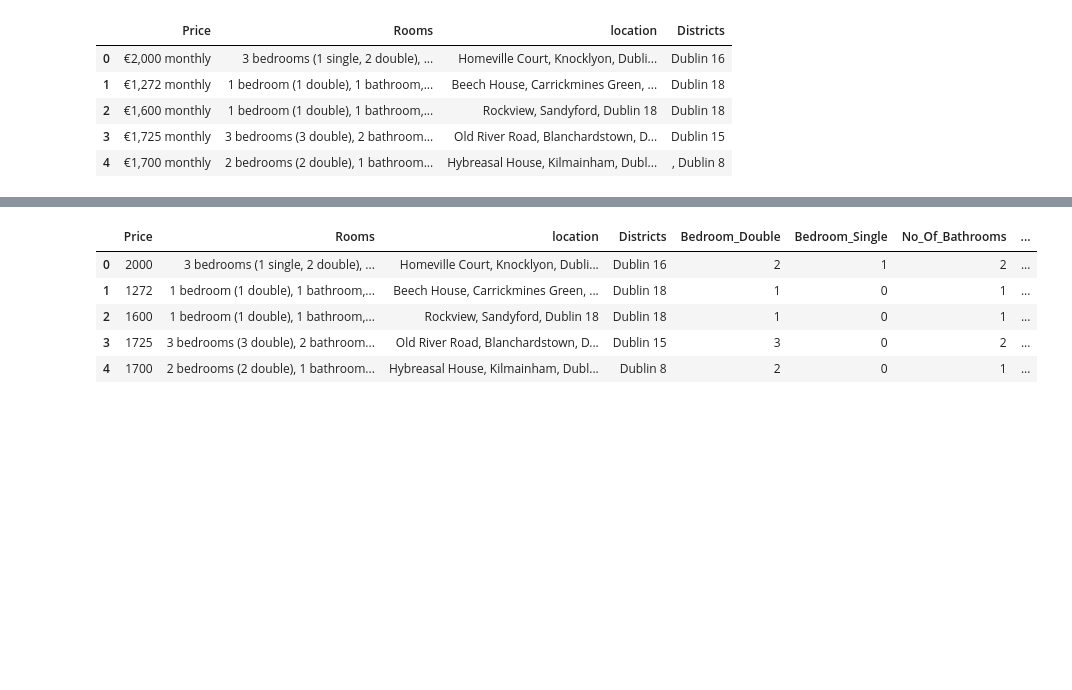
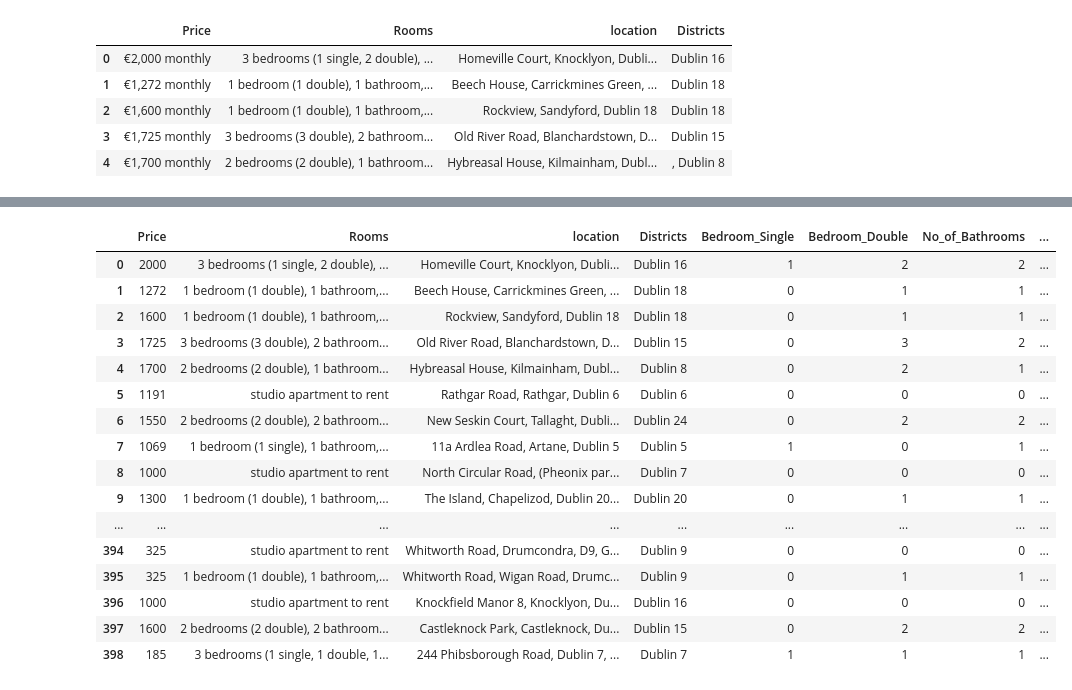
Before and after one commit to NavaneethanRajasekaran/Web-Scrapping, a Jupyter notebook: Rent_EDA.ipynb, the cells around one changed output, grey strips where cells are left out. Saved outputs shown, nothing was run; the diff lists cells and outputs as text; code cells hidden in the pictures; blank space fills up the shorter version.

```diff
--- a/Rent_EDA.ipynb
+++ b/Rent_EDA.ipynb
@@ -61,11 +64,23 @@ Data['Districts'] = Data['Districts'].apply(lambda x : re.sub(r"[^a-zA-Z0-9]+",
 Data['Price'] = Data['Price'].apply(lambda x : re.sub(r"[^0-9]+", '',x))
 # %%
 Data['Price'] = Data['Price'].apply(lambda x : int(x))
-Data.head()
+Data['Districts'] = Data['Districts'].apply(lambda x : str(x))
+Data
 # %% [output]
-|  | Price | Rooms | location | Districts | Bedroom_Double | Bedroom_Single | No_Of_Bathrooms | ... |
-| 0 | 2000 | 3 bedrooms (1 single, 2 double), ... | Homeville Court, Knocklyon, Dubli... | Dublin 16 | 2 | 1 | 2 | ... |
-| 1 | 1272 | 1 bedroom (1 double), 1 bathroom,... | Beech House, Carrickmines Green, ... | Dublin 18 | 1 | 0 | 1 | ... |
-| 2 | 1600 | 1 bedroom (1 double), 1 bathroom,... | Rockview, Sandyford, Dublin 18 | Dublin 18 | 1 | 0 | 1 | ... |
-| 3 | 1725 | 3 bedrooms (3 double), 2 bathroom... | Old River Road, Blanchardstown, D... | Dublin 15 | 3 | 0 | 2 | ... |
-| 4 | 1700 | 2 bedrooms (2 double), 1 bathroom... | Hybreasal House, Kilmainham, Dubl... | Dublin 8 | 2 | 0 | 1 | ... |
+|  | Price | Rooms | location | Districts | Bedroom_Single | Bedroom_Double | No_of_Bathrooms | ... |
+| 0 | 2000 | 3 bedrooms (1 single, 2 double), ... | Homeville Court, Knocklyon, Dubli... | Dublin 16 | 1 | 2 | 2 | ... |
+| 1 | 1272 | 1 bedroom (1 double), 1 bathroom,... | Beech House, Carrickmines Green, ... | Dublin 18 | 0 | 1 | 1 | ... |
+| 2 | 1600 | 1 bedroom (1 double), 1 bathroom,... | Rockview, Sandyford, Dublin 18 | Dublin 18 | 0 | 1 | 1 | ... |
+| 3 | 1725 | 3 bedrooms (3 double), 2 bathroom... | Old River Road, Blanchardstown, D... | Dublin 15 | 0 | 3 | 2 | ... |
+| 4 | 1700 | 2 bedrooms (2 double), 1 bathroom... | Hybreasal House, Kilmainham, Dubl... | Dublin 8 | 0 | 2 | 1 | ... |
+| 5 | 1191 | studio apartment to rent | Rathgar Road, Rathgar, Dublin 6 | Dublin 6 | 0 | 0 | 0 | ... |
+| 6 | 1550 | 2 bedrooms (2 double), 2 bathroom... | New Seskin Court, Tallaght, Dubli... | Dublin 24 | 0 | 2 | 2 | ... |
+| 7 | 1069 | 1 bedroom (1 single), 1 bathroom,... | 11a Ardlea Road, Artane, Dublin 5 | Dublin 5 | 1 | 0 | 1 | ... |
+| 8 | 1000 | studio apartment to rent | North Circular Road, (Pheonix par... | Dublin 7 | 0 | 0 | 0 | ... |
+| 9 | 1300 | 1 bedroom (1 double), 1 bathroom,... | The Island, Chapelizod, Dublin 20... | Dublin 20 | 0 | 1 | 1 | ... |
+| ... | ... | ... | ... | ... | ... | ... | ... | ... |
+| 394 | 325 | studio apartment to rent | Whitworth Road, Drumcondra, D9, G... | Dublin 9 | 0 | 0 | 0 | ... |
+| 395 | 325 | 1 bedroom (1 double), 1 bathroom,... | Whitworth Road, Wigan Road, Drumc... | Dublin 9 | 0 | 1 | 1 | ... |
+| 396 | 1000 | studio apartment to rent | Knockfield Manor 8, Knocklyon, Du... | Dublin 16 | 0 | 0 | 0 | ... |
+| 397 | 1600 | 2 bedrooms (2 double), 2 bathroom... | Castleknock Park, Castleknock, Du... | Dublin 15 | 0 | 2 | 2 | ... |
+| 398 | 185 | 3 bedrooms (1 single, 1 double, 1... | 244 Phibsborough Road, Dublin 7, ... | Dublin 7 | 1 | 1 | 1 | ... |
```
Also changed, not shown: parts of 14 cells of this notebook.
